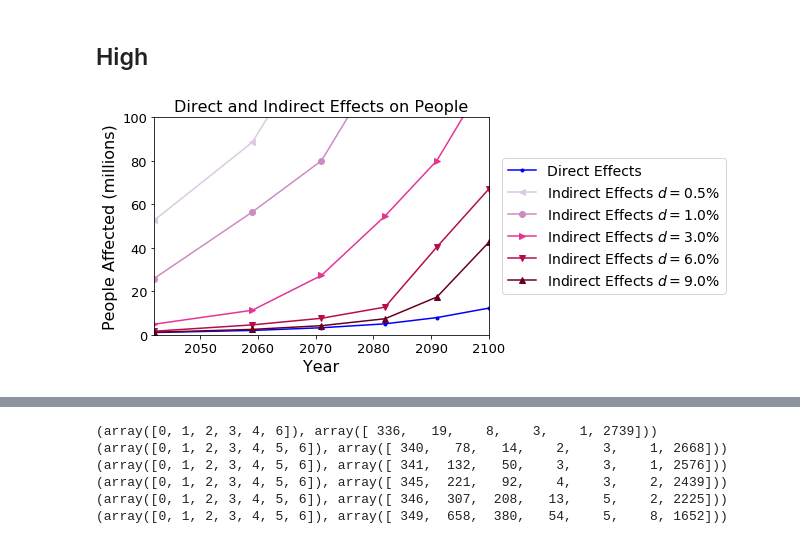
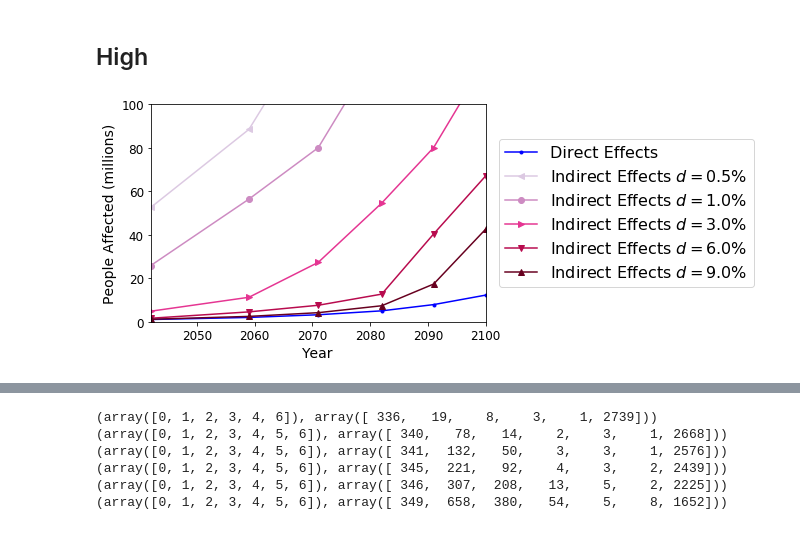
Before and after one commit to calebrob6/migration-slr, a Jupyter notebook: 08.0 - Create result figures.ipynb, the cells around one changed output, grey strips where cells are left out. Saved outputs shown, nothing was run; the diff lists cells and outputs as text; code cells hidden in the pictures.

Commit message:
0. Adding output

```diff
--- a/08.0 - Create result figures.ipynb
+++ b/08.0 - Create result figures.ipynb
@@ -259,7 +275,7 @@ for i,year in enumerate(high_years):
 
     map_data = {
         county: t_affected_incoming[j] - t_baseline_incoming[j]
-        for j, county in enumerate(countyList)
+        for j, county in enumerate(county_list)
     }
     map_data["46102"] = 0
 
@@ -267,13 +283,15 @@ for i,year in enumerate(high_years):
         shapefile_fn,
         shapefile_key,
         map_data,
-        outputFn="output/figures/%s_difference_affected_high_%d.png" % (model, year),
+        outputFn="output/figures/%s_difference_affected_high_%d.tiff" % (model, year),
         #noDataColor="#0000FFFF",
         #cmap="Reds",
         bounds=[22, 49, -119, -64],
-        title="Difference in Incoming Migrants from Affected Areas, High %d" % (year),
+        #title="Difference in Incoming Migrants from Affected Areas, High %d" % (year),
         colorbarRange=(1e2, 1e6),
         logScale=True,
+        dpi=300,
+        size=(7.5,7.5/2.0),
     )
 # %% [markdown]
 ### Unaffected
@@ -285,7 +303,7 @@ for i,year in enumerate(high_years):
 
     map_data = {
         county: t_affected_incoming[j] - t_baseline_incoming[j]
-        for j, county in enumerate(countyList)
+        for j, county in enumerate(county_list)
     }
     map_data["46102"] = 0
 
@@ -293,13 +311,15 @@ for i,year in enumerate(high_years):
         shapefile_fn,
         shapefile_key,
         map_data,
-        outputFn="output/figures/%s_difference_unaffected_high_%d.png" % (model, year),
+        outputFn="output/figures/%s_difference_unaffected_high_%d.tiff" % (model, year),
         #noDataColor="#0000FFFF",
         #cmap="Reds",
         bounds=[22, 49, -119, -64],
-        title="Difference in Incoming Migrants from Unaffected Areas, High %d" % (year),
+        #title="Difference in Incoming Migrants from Unaffected Areas, High %d" % (year),
         colorbarRange=(1e2, 1e6),
         logScale=True,
+        dpi=300,
+        size=(7.5,7.5/2.0),
     )
 # %% [markdown]
 ### Ablation
@@ -311,21 +331,23 @@ for i,year in enumerate(high_years):
 
     map_data = {
         county: t_affected_incoming[j] - t_baseline_incoming[j]
-        for j, county in enumerate(countyList)
+        for j, county in enumerate(county_list)
     }
     map_data["46102"] = 0
 
     differenceMap(
-        sshapefile_fn,
+        shapefile_fn,
         shapefile_key,
         map_data,
-        outputFn="output/figures/%s_difference_ablation_high_%d.png" % (model, year),
+        outputFn="output/figures/%s_difference_ablation_high_%d.tiff" % (model, year),
         #noDataColor="#0000FFFF",
         #cmap="Reds",
         bounds=[22, 49, -119, -64],
-        title="ExtRad Ablation, High %d" % (year),
+        #title="ExtRad Ablation, High %d" % (year),
         colorbarRange=(1e2, 1e6),
         logScale=True,
+        dpi=300,
+        size=(7.5,7.5/2.0),
     )
 # %% [markdown]
 # Indirect Effect Thresholds
@@ -345,42 +367,43 @@ for i, year in enumerate(high_years):
     t_affected_incoming =  high_affected_migration[i].sum(axis=0)
     t_baseline_incoming =  high_baseline_migration[i].sum(axis=0)
     t_increase = t_affected_incoming - t_baseline_incoming
 
     for j, threshold in enumerate(thresholds):
 
         t_pop = high_total_pop[i].copy().reshape(-1)
         indirect_mask = t_increase > (t_pop * (threshold/100.0))
         ys_thresholds[j].append(direct_effect + (t_pop[indirect_mask].sum() / divisor))
 
 markers = [".", "<", "o", ">", "v", "^", "D"]
 cmap = matplotlib.cm.get_cmap("PuRd")
 norm = matplotlib.colors.Normalize(vmin=0,vmax=len(thresholds))
 sm = matplotlib.cm.ScalarMappable(norm=norm, cmap=cmap)
 
-plt.figure()
+width = 6
+plt.figure(figsize=(width, width * (2/3)))
 
 plt.plot(high_years, ys_direct, color="b", marker=markers[0], label="Direct Effects")
 
 for j, threshold in enumerate(thresholds):
     plt.plot(high_years, ys_thresholds[j], color=sm.to_rgba(j+1), marker=markers[j+1], label=r"Indirect Effects $d = %0.1f \%% $" % (threshold))
 
-plt.legend(bbox_to_anchor=(1.04,0.5), loc="center left", borderaxespad=0, fontsize=14)
+plt.legend(bbox_to_anchor=(1.04,0.5), loc="center left", borderaxespad=0, fontsize=16)
 plt.subplots_adjust(right=0.9)
 
-plt.xticks(fontsize=13)
+plt.xticks(fontsize=12)
 plt.xlim([2042,2100])
-plt.xlabel("Year", fontsize=16)
+plt.xlabel("Year", fontsize=14)
 
-plt.yticks(fontsize=13)
+plt.yticks(fontsize=12)
 plt.ylim([0,100])
-plt.ylabel("People Affected (millions)", fontsize=16)
+plt.ylabel("People Affected (millions)", fontsize=14)
 
-plt.title("Direct and Indirect Effects on People", fontsize=16)
-plt.savefig("output/figures/%s_direct_indirect_high_plot.png" % (model), dpi=150, bbox_inches="tight")
+#plt.title("Direct and Indirect Effects on People", fontsize=16)
+plt.savefig("output/figures/%s_direct_indirect_high_plot.tiff" % (model), dpi=300, bbox_inches="tight")
 plt.show()
 plt.close()
 # %% [output]
-[figure, old version]
+[figure, new version]
 # %%
 ys_thresholds
 # %% [output]
```
Also changed, not shown: parts of 12 cells of this notebook, 6 other files.
